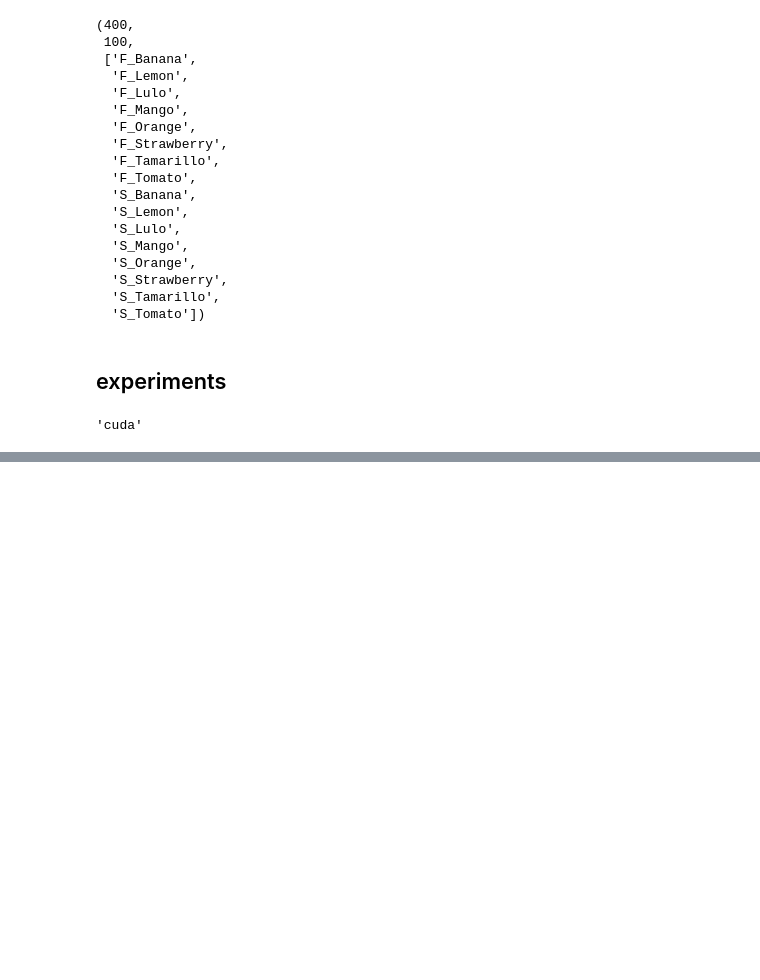
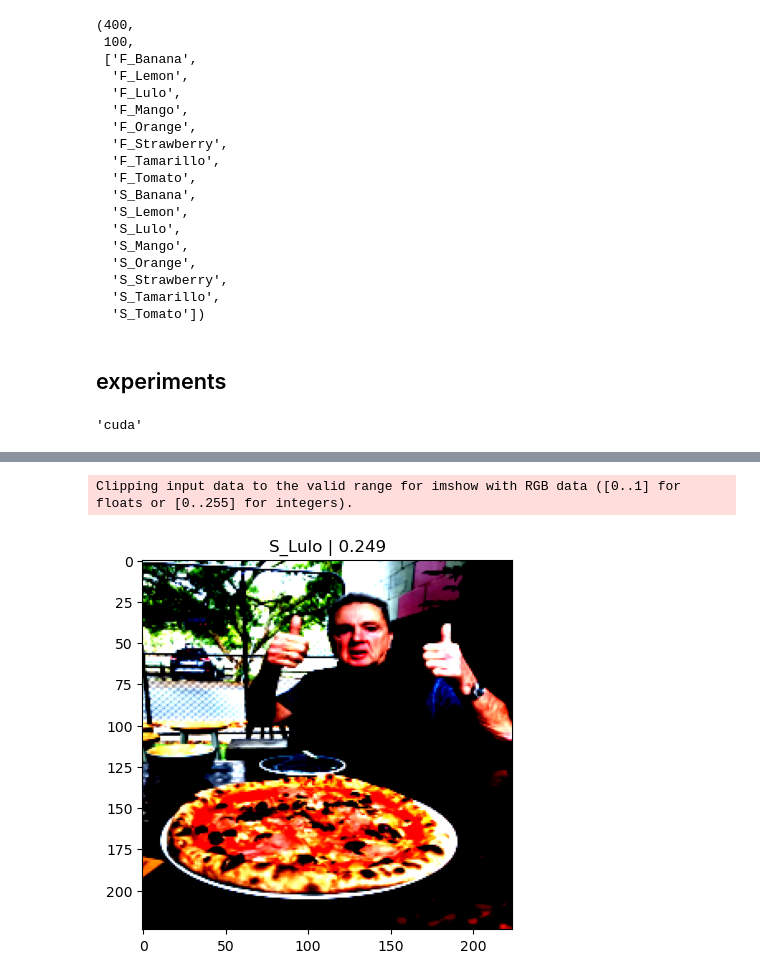
Before and after one commit to devdezzies/freshvision, a Jupyter notebook: exploration.ipynb, the cells around one changed output, grey strips where cells are left out. Cells and saved outputs as stored; diff of their text form; code cells hidden in the pictures; blank space fills up the shorter version.

```diff
--- a/exploration.ipynb
+++ b/exploration.ipynb
@@ -250,0 +256,27 @@ Epoch: 5 | train_loss: 0.0499 | train_acc: 0.9894 | test_loss: 0.1541 | test_acc
+# %%
+import matplotlib.pyplot as plt # type: ignore
+from PIL import Image # type: ignore
+import requests # type: ignore
+
+def pred_and_plot(model: torch.nn.Module,
+                    image_path: str,
+                    transform: transforms.Compose,
+                    class_names: list[str] = None):
+        model = model.to(device)
+        # load image
+        img = Image.open(requests.get(image_path, stream=True).raw).convert("RGB")
+        # setup transformed image
+        transformed_img = transform(img).to(device)
+        # forward pass
+        logits = model(transformed_img.unsqueeze(dim=0))
+        pred = torch.softmax(logits, dim=-1).argmax(dim=-1)
+        # plot the image along with the label
+        plt.imshow(transformed_img.permute(1, 2, 0).cpu())
+        title = f"{class_names[pred]} | {torch.softmax(logits, dim=-1).max():.3f}"
+        plt.title(title)
+# %%
+pred_and_plot(model=model_0, image_path="https://raw.githubusercontent.com/mrdbourke/pytorch-deep-learning/main/images/04-pizza-dad.jpeg",
+                transform=test_transform, class_names=classes)
+# %% [output]
+Clipping input data to the valid range for imshow with RGB data ([0..1] for floats or [0..255] for integers).
+[figure, added]
```
Also changed, not shown: parts of 6 cells of this notebook, 3 other files.
